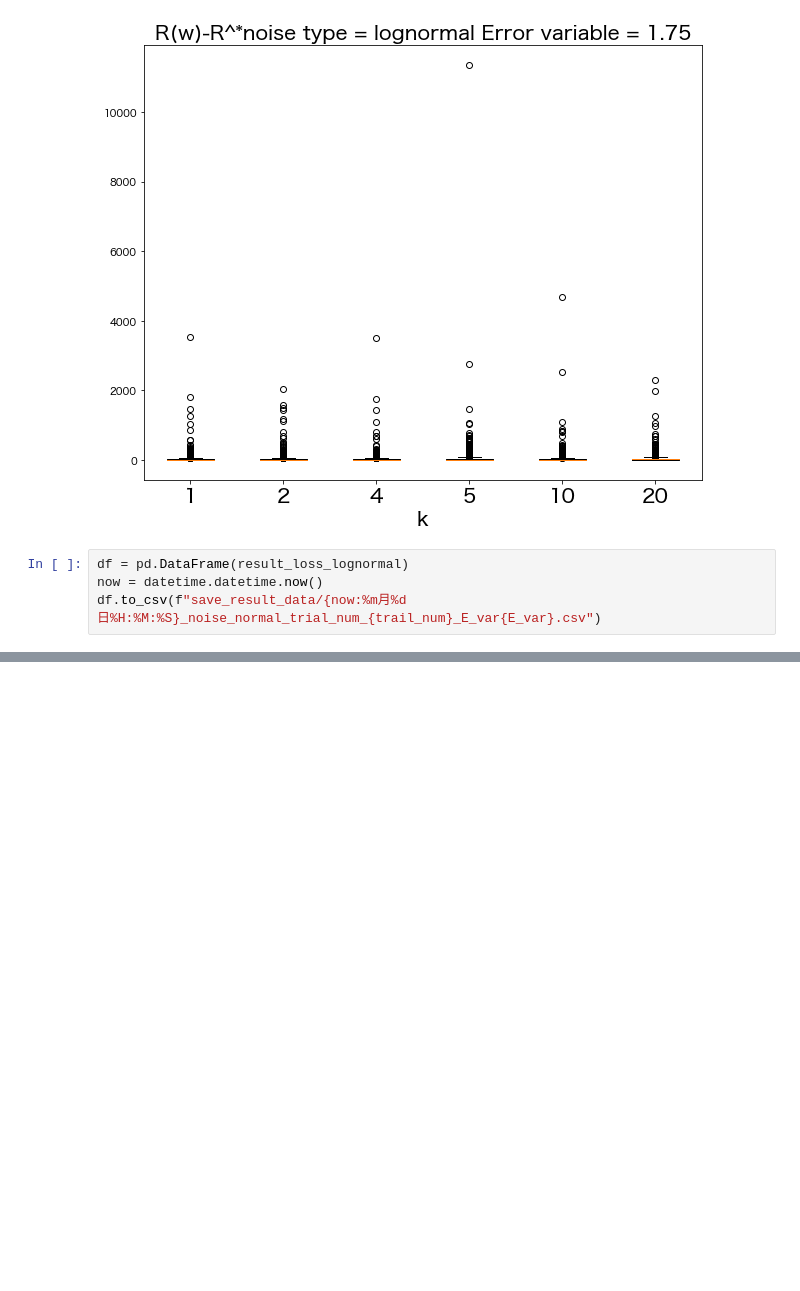
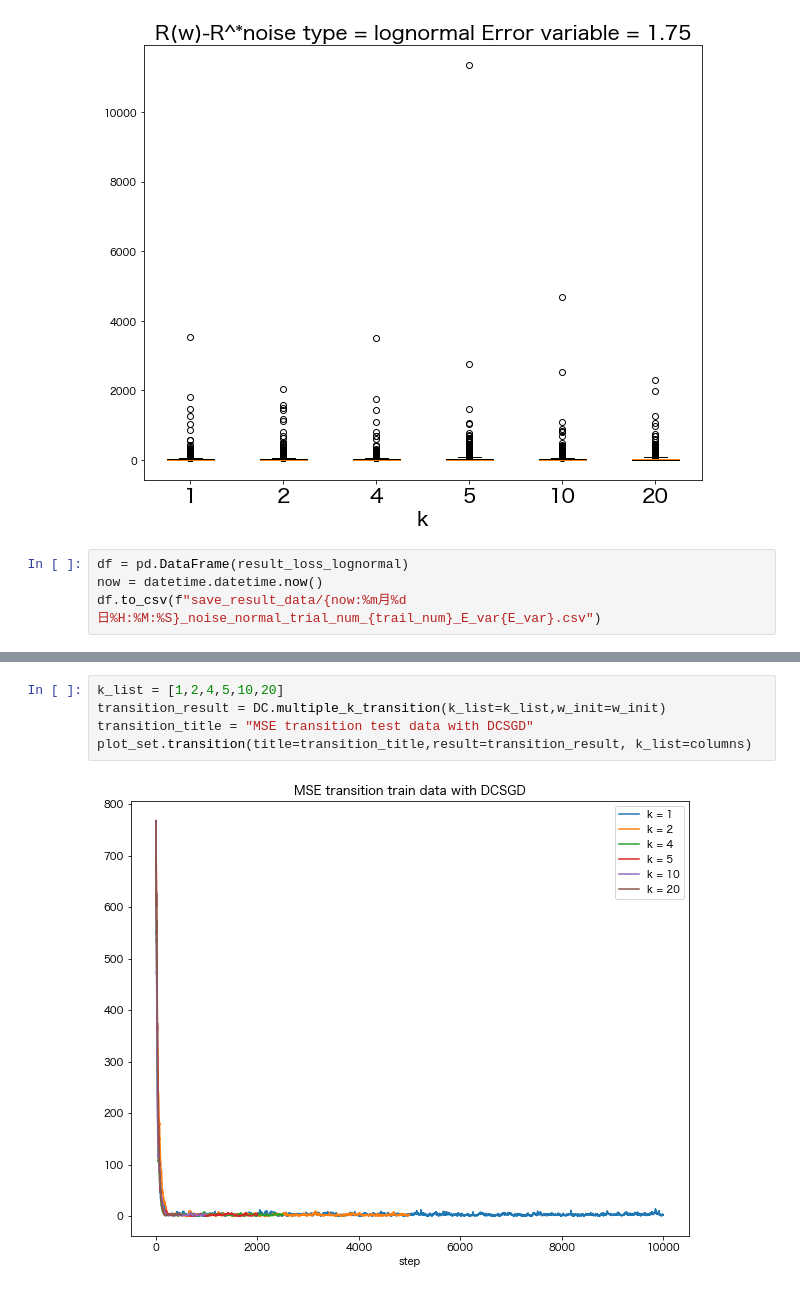
Before and after one commit to NaokiNakamichi/ML, a Jupyter notebook: GD/exp/simulation/DCSGD_Noise_0813.ipynb, the cells around one changed output, grey strips where cells are left out. Cells and saved outputs as stored; diff of their text form; blank space fills up the shorter version.

```diff
--- a/GD/exp/simulation/DCSGD_Noise_0813.ipynb
+++ b/GD/exp/simulation/DCSGD_Noise_0813.ipynb
@@ -131,3 +122,10 @@ df.describe()
 | 50% | 43.071481 | 43.729058 | 45.900208 | 45.568974 | 45.593150 | 45.924368 | 44.179231 | 41.657754 | 46.204524 | 47.531722 | 47.411255 | ... |
 | 75% | 121.225466 | 104.877217 | 109.496473 | 117.784816 | 113.280396 | 113.475037 | 105.026702 | 108.116473 | 128.446500 | 118.646190 | 126.911634 | ... |
 | max | 101239.195194 | 12208.347008 | 4496.588957 | 19686.891125 | 21238.423795 | 35570.664776 | 10190.553542 | 20866.948824 | 27615.379763 | 12466.347293 | 74278.493206 | ... |
+# %%
+k_list = [1,2,4,5,10,20]
+transition_result = DC.multiple_k_transition(k_list=k_list,w_init=w_init)
+transition_title = "MSE transition test data with DCSGD"
+plot_set.transition(title=transition_title,result=transition_result, k_list=columns)
+# %% [output]
+[figure, added]
```
Also changed, not shown: parts of 7 cells of this notebook, 2 other files.
